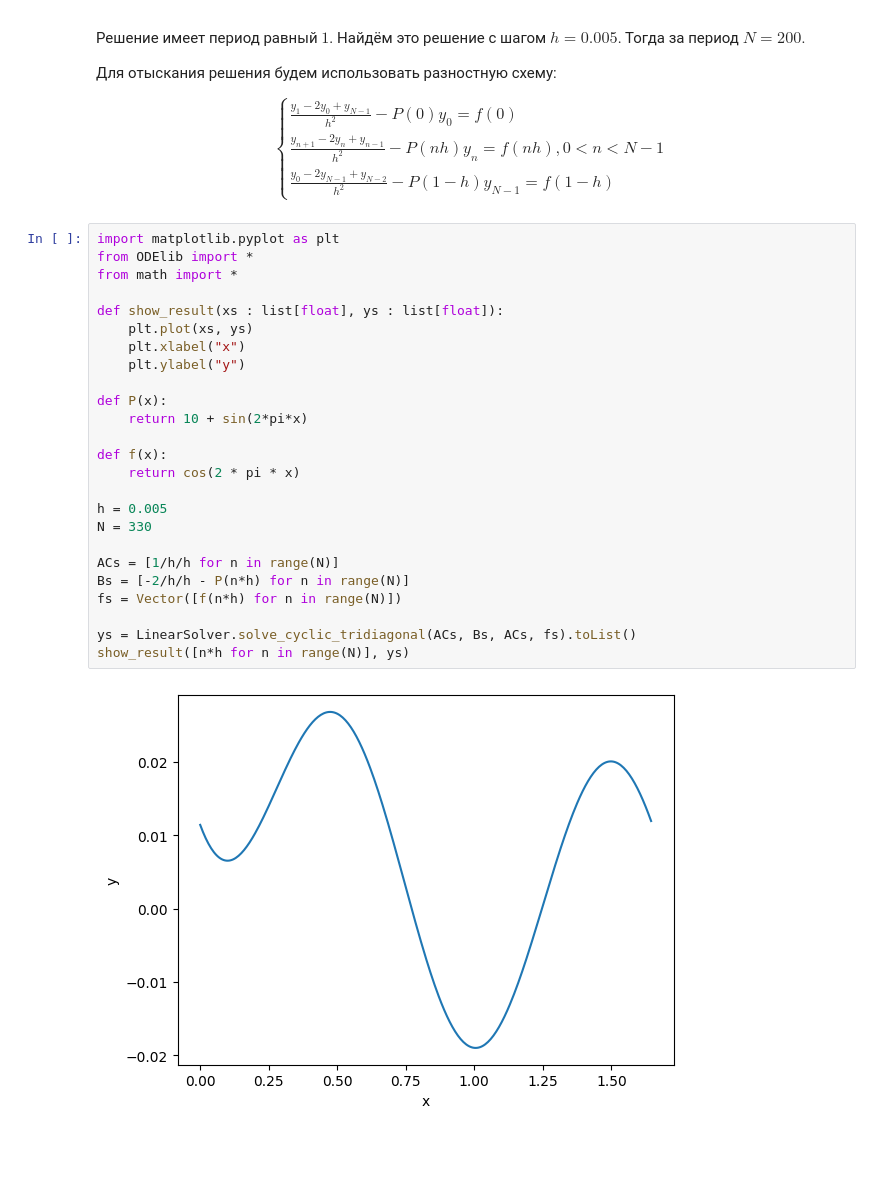
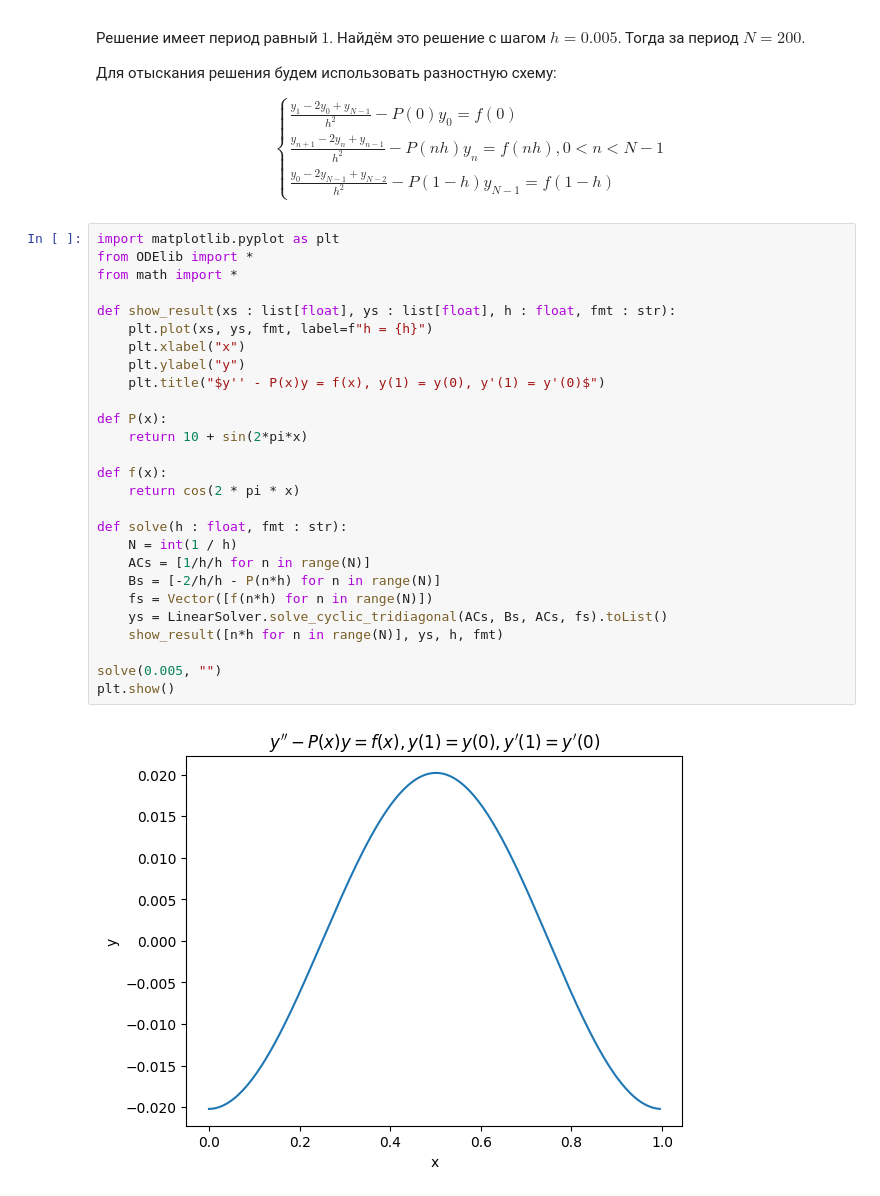
Before and after one commit to VoyakaGOD/computational-mathematics, a Jupyter notebook: boundary-value-problem-for-ODE.ipynb, the cells around one changed output. Saved outputs shown, nothing was run; the diff lists cells and outputs as text; blank space fills up the shorter version.

```diff
--- a/boundary-value-problem-for-ODE.ipynb
+++ b/boundary-value-problem-for-ODE.ipynb
@@ -15,27 +15,29 @@ $$\begin{cases}
 # %%
 import matplotlib.pyplot as plt
 from ODElib import *
 from math import *
 
-def show_result(xs : list[float], ys : list[float]):
-    plt.plot(xs, ys)
+def show_result(xs : list[float], ys : list[float], h : float, fmt : str):
+    plt.plot(xs, ys, fmt, label=f"h = {h}")
     plt.xlabel("x")
     plt.ylabel("y")
+    plt.title("$y'' - P(x)y = f(x), y(1) = y(0), y'(1) = y'(0)$")
 
 def P(x):
     return 10 + sin(2*pi*x)
 
 def f(x):
     return cos(2 * pi * x)
 
-h = 0.005
-N = 330
+def solve(h : float, fmt : str):
+    N = int(1 / h)
+    ACs = [1/h/h for n in range(N)]
+    Bs = [-2/h/h - P(n*h) for n in range(N)]
+    fs = Vector([f(n*h) for n in range(N)])
+    ys = LinearSolver.solve_cyclic_tridiagonal(ACs, Bs, ACs, fs).toList()
+    show_result([n*h for n in range(N)], ys, h, fmt)
 
-ACs = [1/h/h for n in range(N)]
-Bs = [-2/h/h - P(n*h) for n in range(N)]
-fs = Vector([f(n*h) for n in range(N)])
-
-ys = LinearSolver.solve_cyclic_tridiagonal(ACs, Bs, ACs, fs).toList()
-show_result([n*h for n in range(N)], ys)
+solve(0.005, "")
+plt.show()
 # %% [output]
-[figure, old version]
+[figure, new version]
```
Also changed, not shown: parts of 2 cells of this notebook, 2 other files.
